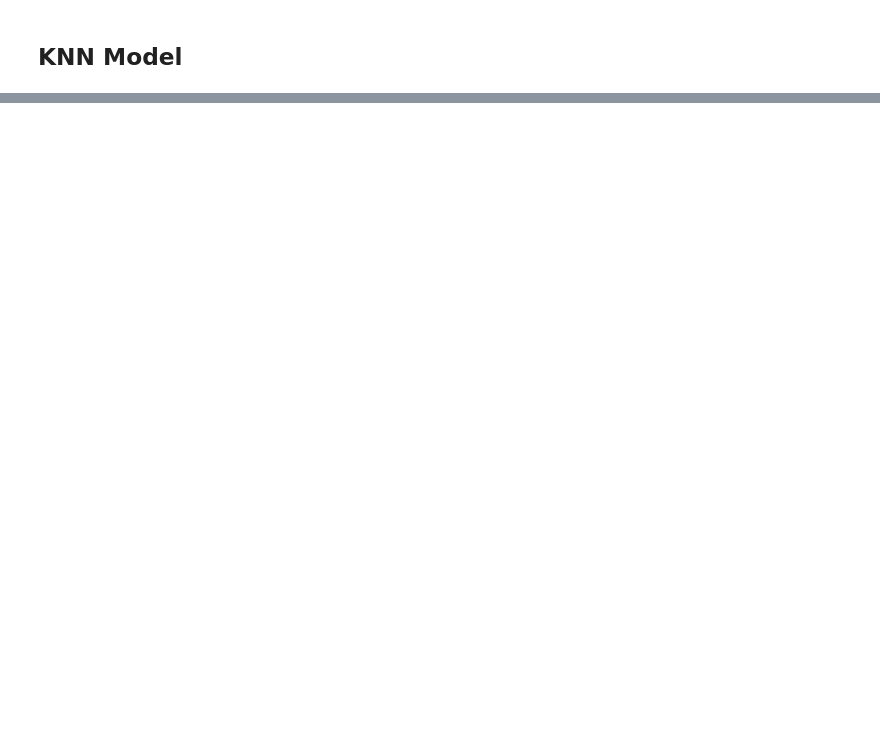
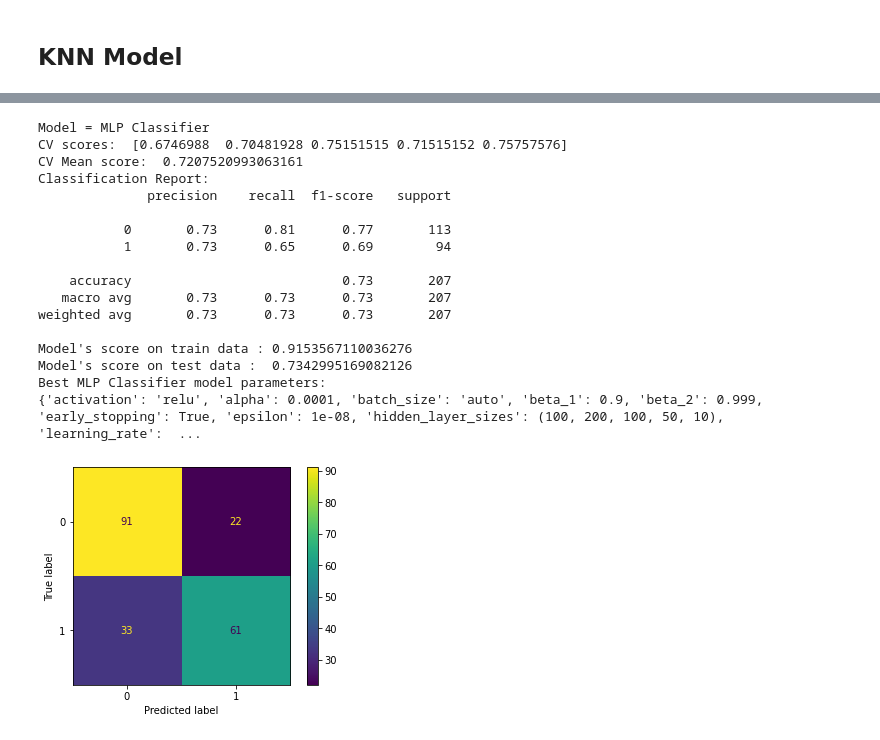
Before and after one commit to AhmadrezaHadi/Data-Mining-Project, a Jupyter notebook: METABRIC.ipynb, the cells around one changed output, grey strips where cells are left out. Cells and saved outputs as stored; diff of their text form; code cells hidden in the pictures; blank space fills up the shorter version.

```diff
--- a/METABRIC.ipynb
+++ b/METABRIC.ipynb
@@ -589,0 +610,53 @@ df['overall_survival'].value_counts()[0] / df['overall_survival'].count()
+# %%
+MODEL = "MLP Classifier"
+
+# , (100, 100, 50, 50, 10), (150, 100, 70, 50, 10)
+# , 1e-2, 1e-1, 1
+# params = {
+#     "hidden_layer_sizes" : [(100, 200, 100, 50, 10)],
+#     "solver" : ['adam'],
+#     "alpha" : [1e-4, 1e-3],
+#     "learning_rate_init" : [1e-3, 1e-2, 1e-1],
+#     "max_iter" : [1000,]
+# }
+# model = GridSearchCV(MLPClassifier(), params, n_jobs=-1, cv=4).fit(x_train, y_train)
+#
+model = MLPClassifier(hidden_layer_sizes=(100, 200, 100, 50, 10), max_iter=1000, early_stopping=True).fit(x_train, y_train)
+pred = model.predict(x_test)
+results = cross_val_score(model, x_train, y_train, cv=kfold)
+
+mlp_pred = model.predict(x_test)
+mlp_test = model.score(x_test, y_test)
+mlp_train = results.mean()
+
+print(BOLD + f"Model = {MODEL}" + END)
+print("CV scores: ", results)
+print("CV Mean score: ", results.mean())
+print('Classification Report:  ')
+print(classification_report(y_test, pred))
+print("Model's score on train data :", model.score(x_train, y_train))
+print("Model's score on test data : ", model.score(x_test, y_test))
+cm = confusion_matrix(y_test, pred, labels=model.classes_)
+disp = ConfusionMatrixDisplay(confusion_matrix=cm, display_labels=model.classes_)
+print(f"Best {MODEL} model parameters: ")
+print(model.get_params())
+disp.plot();
+# %% [output]
+Model = MLP Classifier
+CV scores:  [0.6746988  0.70481928 0.75151515 0.71515152 0.75757576]
+CV Mean score:  0.7207520993063161
+Classification Report:
+              precision    recall  f1-score   support
+
+           0       0.73      0.81      0.77       113
+           1       0.73      0.65      0.69        94
+
+    accuracy                           0.73       207
+   macro avg       0.73      0.73      0.73       207
+weighted avg       0.73      0.73      0.73       207
+
+Model's score on train data : 0.9153567110036276
+Model's score on test data :  0.7342995169082126
+Best MLP Classifier model parameters:
+{'activation': 'relu', 'alpha': 0.0001, 'batch_size': 'auto', 'beta_1': 0.9, 'beta_2': 0.999, 'early_stopping': True, 'epsilon': 1e-08, 'hidden_layer_sizes': (100, 200, 100, 50, 10), 'learning_rate':  ...
+[figure, added]
```
Also changed, not shown: parts of 30 cells of this notebook.
